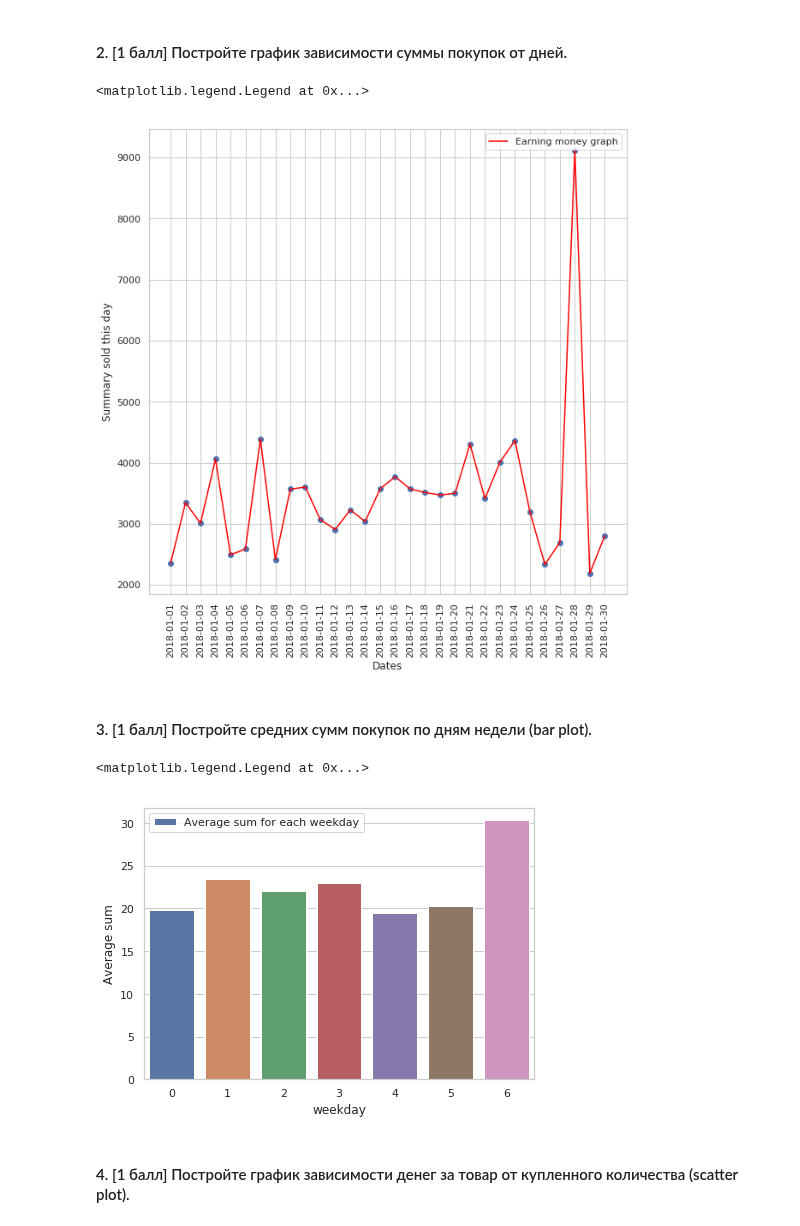
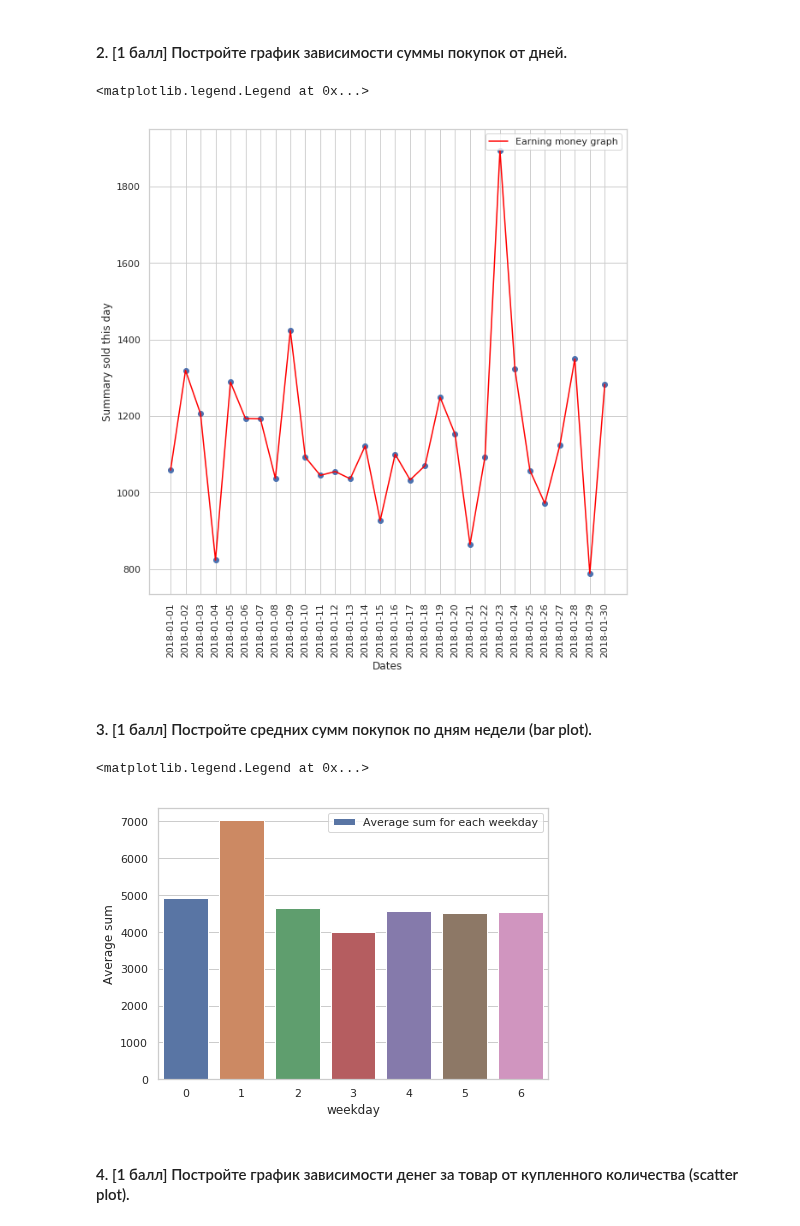
Before and after one commit to Mikhail-off/ML2018, a Jupyter notebook: HW1/homework-practice-01.ipynb, the cells around one changed output. Drawn from its saved outputs; the diff is of its cells as text; code cells hidden in the pictures.

```diff
--- a/HW1/homework-practice-01.ipynb
+++ b/HW1/homework-practice-01.ipynb
@@ -437,7 +439,7 @@ plt.legend()
 #### 2. [1 балл] Постройте график зависимости суммы покупок от дней.
 # %%
 plt.figure(figsize=(10, 10))
-series = df.groupby('date')['check'].sum()
+series = df.groupby(['date', 'order_id'])['item_price_all'].sum().groupby('date').sum()
 x = series.index
 y = series.values
 plt.scatter(x, y)
@@ -448,22 +450,22 @@ plt.ylabel('Summary sold this day')
 plt.legend()
 # %% [output]
 <matplotlib.legend.Legend at 0x...>
-[figure, old version]
+[figure, new version]
 # %% [markdown]
 #### 3. [1 балл] Постройте средних сумм покупок по дням недели (bar plot).
 # %%
 plt.figure(figsize=(7, 5))
 df['date'] = pd.to_datetime(df['date'])
 df['weekday'] = df['date'].dt.weekday
-bar_data = df.groupby('weekday')['check'].mean()
+bar_data = df.groupby('weekday')['item_price_all'].sum()
 x = bar_data.index
 y = bar_data.values
 sns.barplot(x, y, label='Average sum for each weekday')
 plt.ylabel('Average sum')
 plt.legend()
 # %% [output]
 <matplotlib.legend.Legend at 0x...>
-[figure, old version]
+[figure, new version]
 # %% [markdown]
 #### 4. [1 балл] Постройте график зависимости денег за товар от купленного количества (scatter plot).
 # %%
```
Also changed, not shown: parts of 5 cells of this notebook.
